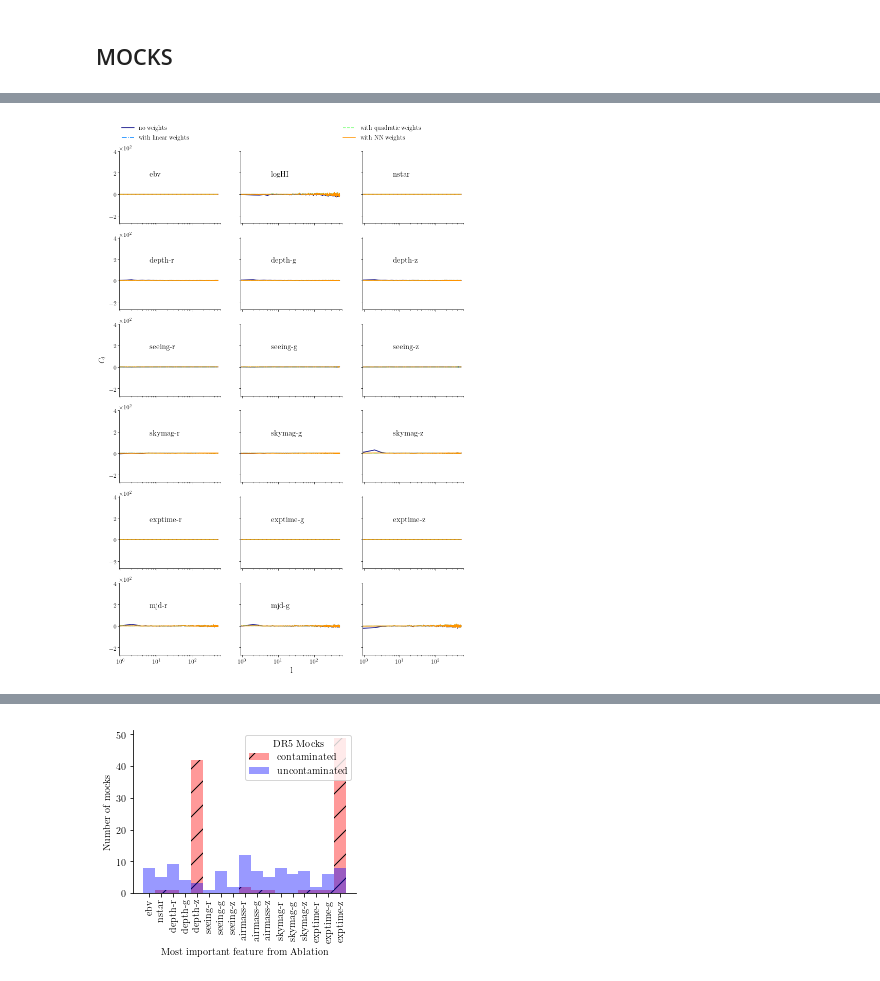
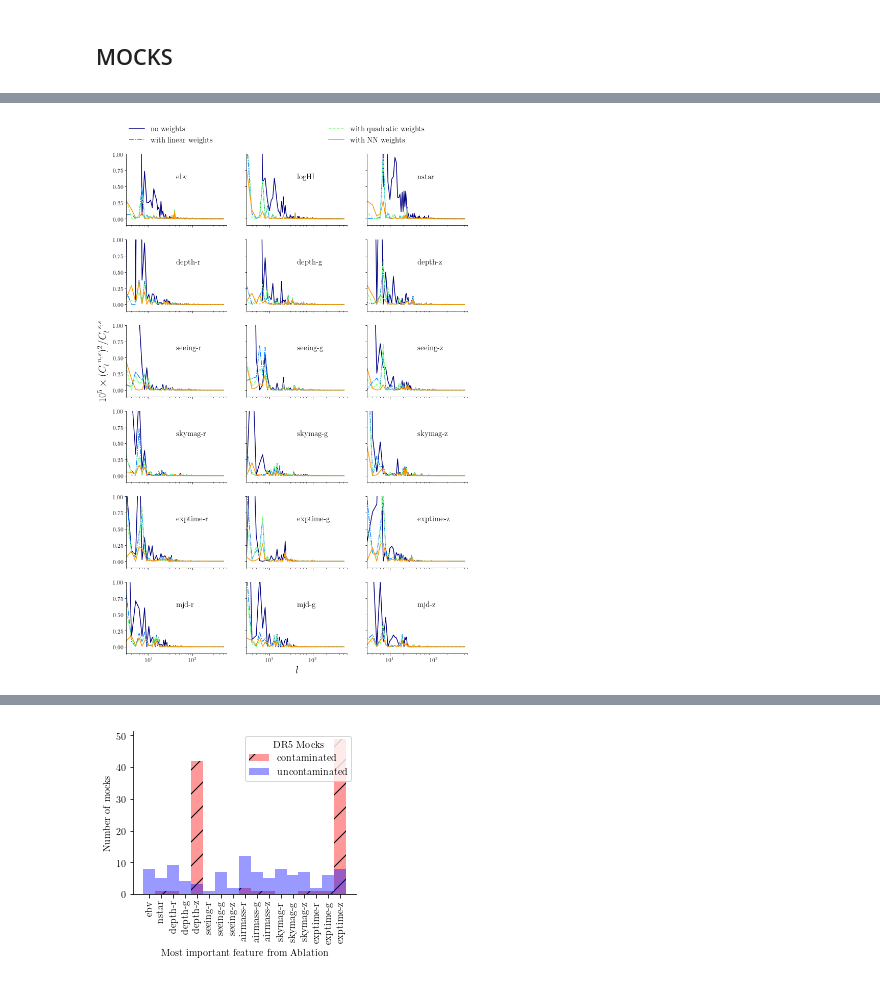
Before and after one commit to mehdirezaie/SYSNet, a Jupyter notebook: dataviz/DLpaper_plots.ipynb, the cells around one changed output, grey strips where cells are left out. Drawn from its saved outputs; the diff is of its cells as text; code cells hidden in the pictures.

```diff
--- a/dataviz/DLpaper_plots.ipynb
+++ b/dataviz/DLpaper_plots.ipynb
@@ -447,9 +459,9 @@ def plot_cl_cross_dr(config):
     params = {
    'axes.spines.right':False,
    'axes.spines.top':False,
-   'axes.labelsize': 15,
+   'axes.labelsize': 20,
    #'text.fontsize': 8,
-   'legend.fontsize': 12,
+   'legend.fontsize': 15,
    'xtick.labelsize': 12,
    'ytick.labelsize': 12,
    'text.usetex': True,
@@ -469,39 +481,39 @@ def plot_cl_cross_dr(config):
 #                   title=config['crosscl']['title'], fontsize=15)
     lgnarg = dict(ncol=2,frameon=False,
                  bbox_to_anchor=(0, 1.1, 3, 0.4), loc="lower left",
                 mode="expand", borderaxespad=0)
-    xlim   = (.9, 600)
-    ylim   = (-1.2, 1.2)
+    xlim   = (3, 600)
+    ylim   = (-0.1, 1.)
     clsys  = np.load(config['crosscl']['clsys']).item()
     #
     #  PLOT
     #
     def add_plot(fs, a, color='b', label='none', ls='-', clsys=clsys):
         d = np.load(fs).item()
         for i in range(d['cross'].shape[0]):
             l = np.arange(d['cross'][i, :].size)
-            cl= d['cross'][i, :] / clsys['cross'][i, :]
-            a[i].plot(l, cl, color=color, label=label, linestyle=ls)
+            cl= d['cross'][i, :]**2 / clsys['cross'][i, :]
+            a[i].plot(l, 1.e5*cl, color=color, label=label, linestyle=ls)
 
     f,a    = plt.subplots(**pltarg)
     # plt.subplots_adjust(hspace=0.0, wspace=0.0)
     a = a.flatten()
     for i, fi in enumerate(config['crosscl']['flb']):
         add_plot(config['crosscl']['clpath'](fi), a, c(i/ND), config['crosscl']['lb'][i], ls[i])
     for i in range(len(a)):
-        if i ==6:a[i].set_ylabel(r'$C_l$')
-        if i ==16:a[i].set_xlabel('l')
-        if i<17:a[i].text(0.3,0.65, r'%s'\
+        if i ==6:a[i].set_ylabel(r'$10^{5}\times(C^{~n,s}_{l})^{2}/C^{~s,s}_{l}$')
+        if i ==16:a[i].set_xlabel('$l$')
+        a[i].text(0.5, 0.65, r'%s'\
                           %config['crosscl']['xticks'][i], transform=a[i].transAxes, fontsize=15)
         a[i].ticklabel_format(**tckfmt)
         a[i].tick_params(axis='y', pad=1.0)
         a[i].set_xscale('log')
         a[i].set_xlim(*xlim)
-        #ax[i].set_ylim(*ylim)
+        a[i].set_ylim(*ylim)
     a[0].legend(**lgnarg)
     #f.delaxes(a[17])
 
     plt.savefig(config['crosscl']['ouname'], bbox_inches='tight')
 plot_cl_cross_dr(config)
 # %% [output]
-[figure, old version]
+[figure, new version]
```
Also changed, not shown: parts of 7 cells of this notebook, 10 other files.
